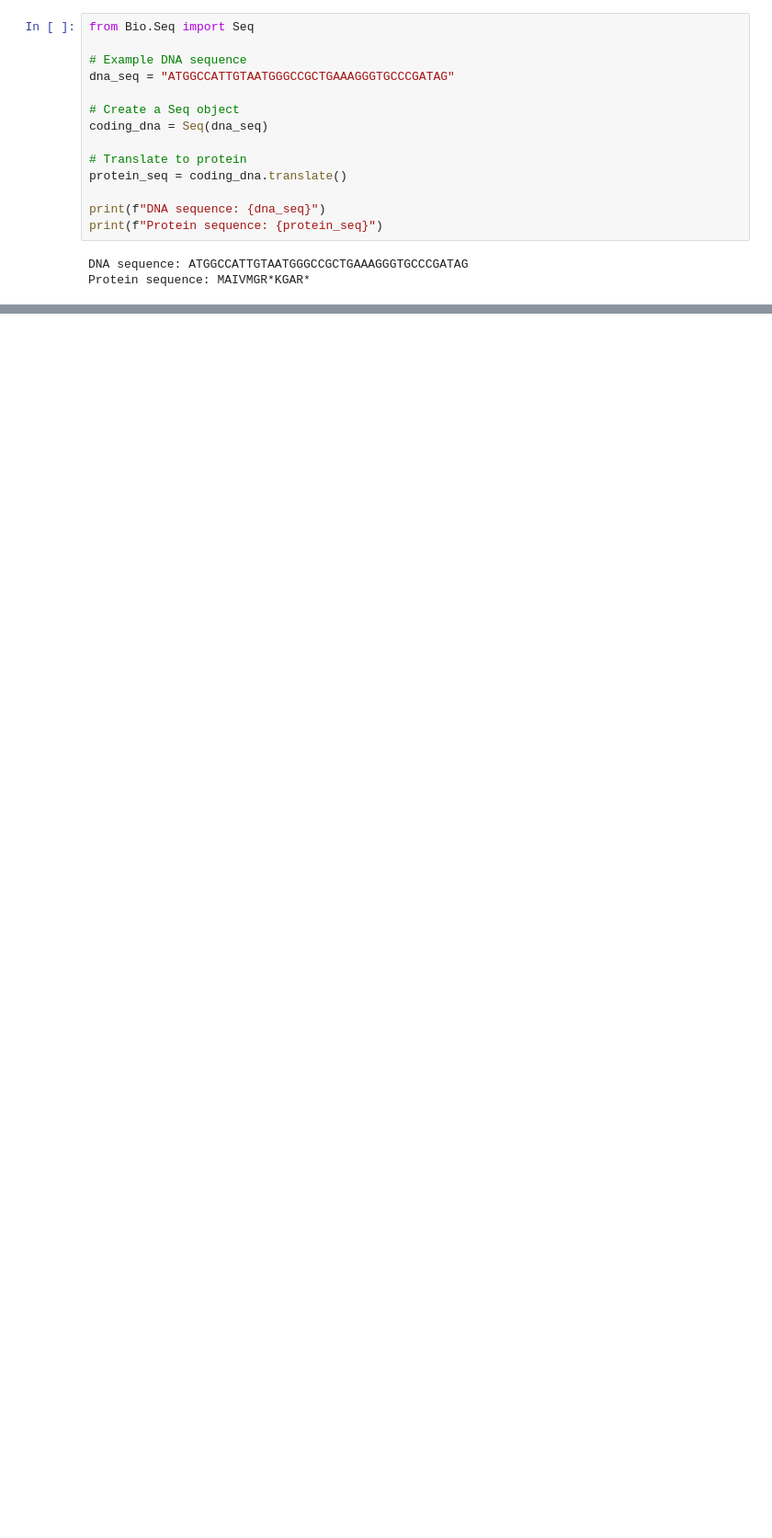
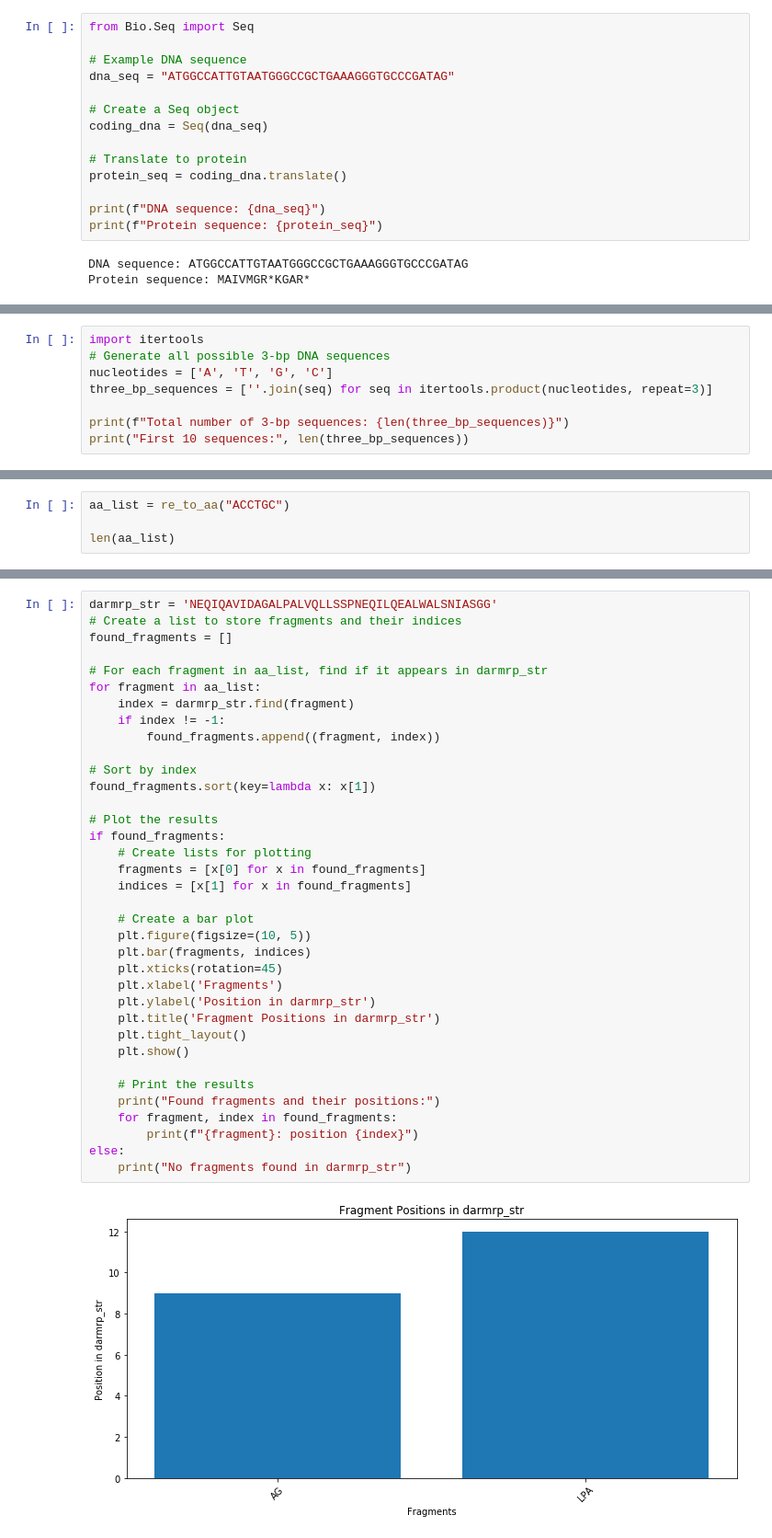
Before and after one commit to Wenzhao-protein/clone_repeat_protein, a Jupyter notebook: get_re_ dict/get_re_site.ipynb, the cells around one changed output, grey strips where cells are left out. Shown at 92% size. Saved outputs shown, nothing was run; the diff lists cells and outputs as text; blank space fills up the shorter version.

```diff
--- a/get_re_ dict/get_re_site.ipynb
+++ b/get_re_ dict/get_re_site.ipynb
@@ -137,0 +579,8 @@ Protein sequence: MAIVMGR*KGAR*
+# %%
+import itertools
+# Generate all possible 3-bp DNA sequences
+nucleotides = ['A', 'T', 'G', 'C']
+three_bp_sequences = [''.join(seq) for seq in itertools.product(nucleotides, repeat=3)]
+
+print(f"Total number of 3-bp sequences: {len(three_bp_sequences)}")
+print("First 10 sequences:", len(three_bp_sequences))
@@ -137,0 +618,4 @@ Protein sequence: MAIVMGR*KGAR*
+# %%
+aa_list = re_to_aa("ACCTGC")
+
+len(aa_list)
@@ -137,0 +637,38 @@ Protein sequence: MAIVMGR*KGAR*
+# %%
+darmrp_str = 'NEQIQAVIDAGALPALVQLLSSPNEQILQEALWALSNIASGG'
+# Create a list to store fragments and their indices
+found_fragments = []
+
+# For each fragment in aa_list, find if it appears in darmrp_str
+for fragment in aa_list:
+    index = darmrp_str.find(fragment)
+    if index != -1:
+        found_fragments.append((fragment, index))
+
+# Sort by index
+found_fragments.sort(key=lambda x: x[1])
+
+# Plot the results
+if found_fragments:
+    # Create lists for plotting
+    fragments = [x[0] for x in found_fragments]
+    indices = [x[1] for x in found_fragments]
+
+    # Create a bar plot
+    plt.figure(figsize=(10, 5))
+    plt.bar(fragments, indices)
+    plt.xticks(rotation=45)
+    plt.xlabel('Fragments')
+    plt.ylabel('Position in darmrp_str')
+    plt.title('Fragment Positions in darmrp_str')
+    plt.tight_layout()
+    plt.show()
+
+    # Print the results
+    print("Found fragments and their positions:")
+    for fragment, index in found_fragments:
+        print(f"{fragment}: position {index}")
+else:
+    print("No fragments found in darmrp_str")
+# %% [output]
+[figure, added]
```
Also changed, not shown: parts of 52 cells of this notebook, 2 other files.
